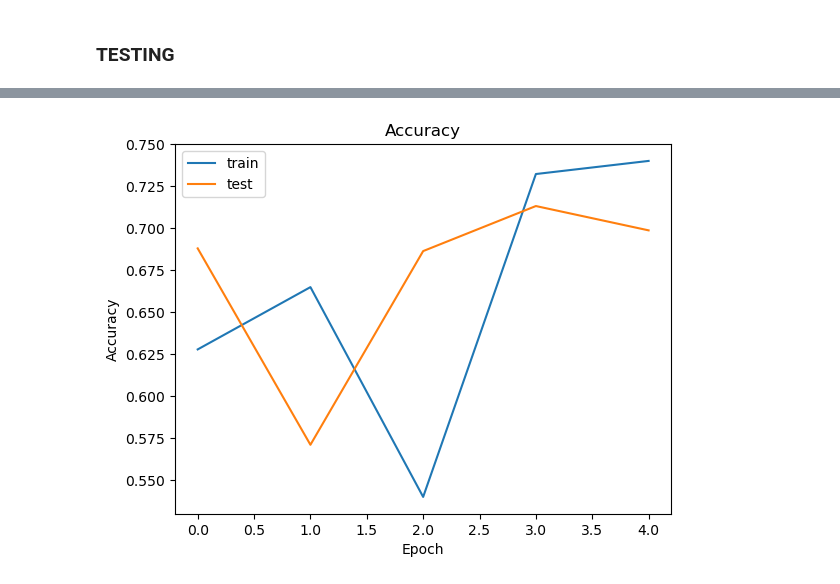
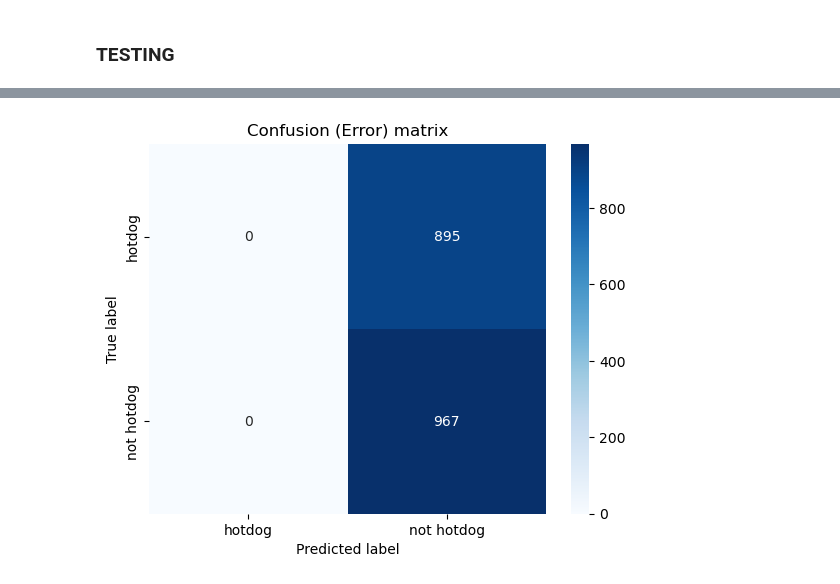
Before and after one commit to GermanButtiero/hotdogs, a Jupyter notebook: IDLCV_Exercise_1_4_hotdog.ipynb, the cells around one changed output, grey strips where cells are left out. Saved outputs shown, nothing was run; the diff lists cells and outputs as text; code cells hidden in the pictures.

Commit message:
Change CNN structure, added scheduler, data augmentation, confusion matrix, and some hyperparameter tuning

```diff
--- a/IDLCV_Exercise_1_4_hotdog.ipynb
+++ b/IDLCV_Exercise_1_4_hotdog.ipynb
@@ -423,11 +443,0 @@ plt.show()
-# %%
-#plot accuracy
-plt.plot(train_accuracy, label='train')
-plt.plot(test_accuracy, label='test')
-plt.xlabel('Epoch')
-plt.ylabel('Accuracy')
-plt.title('Accuracy')
-plt.legend()
-plt.show()
-# %% [output]
-[figure, removed]
@@ -435,0 +444,23 @@ plt.show()
+# %%
+from sklearn.metrics import confusion_matrix
+import seaborn as sns
+
+y_true = []
+y_pred = []
+
+model.eval()
+for data, target in test_loader:
+    data = data.to(device)
+    output = model(data)
+    predicted = output.argmax(dim=1).cpu()
+    y_true.extend(target.numpy())
+    y_pred.extend(predicted.numpy())
+
+cm = confusion_matrix(y_true, y_pred)
+sns.heatmap(cm, annot=True, fmt="d", cmap="Blues", xticklabels=['hotdog', 'not hotdog'], yticklabels=['hotdog', 'not hotdog'])
+plt.ylabel('True label')
+plt.xlabel('Predicted label')
+plt.title('Confusion (Error) matrix')
+plt.show()
+# %% [output]
+[figure, added]
```
Also changed, not shown: parts of 15 cells of this notebook.
